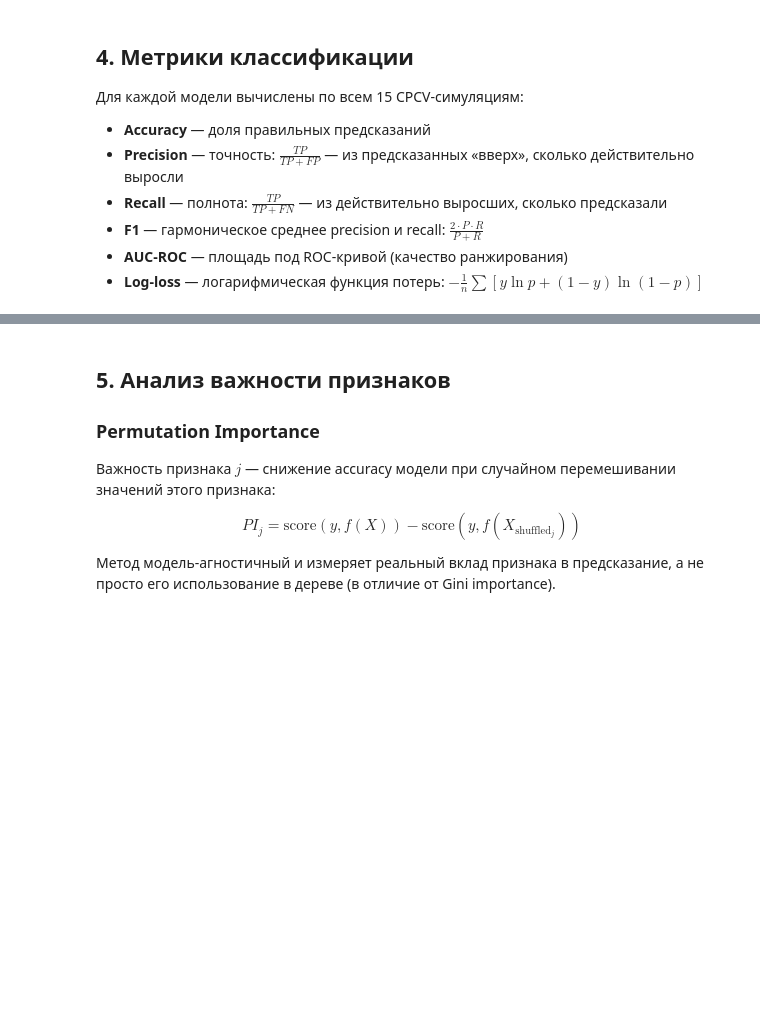
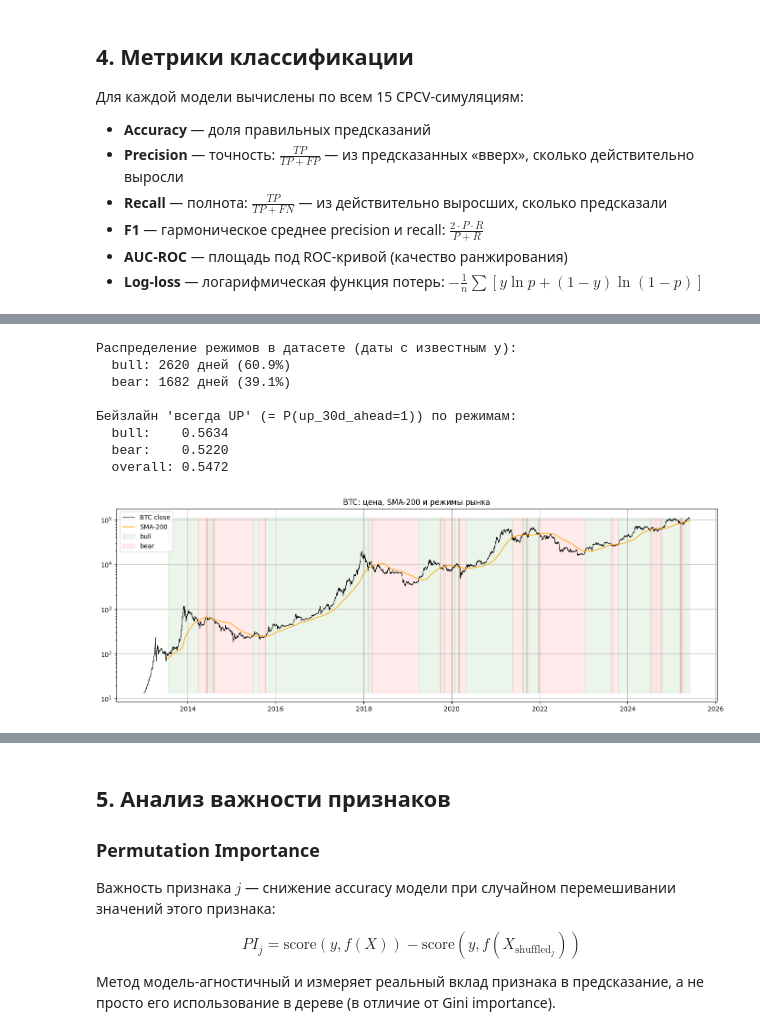
Before and after one commit to Sheisuka/BTC-Analytics, a Jupyter notebook: notebooks/04_Model_v2.ipynb, the cells around one changed output, grey strips where cells are left out. Cells and saved outputs as stored; diff of their text form; code cells hidden in the pictures; blank space fills up the shorter version.

```diff
--- a/notebooks/04_Model_v2.ipynb
+++ b/notebooks/04_Model_v2.ipynb
@@ -49,7 +132,7 @@ except ImportError:
 # %%
 # Загрузка признаков и таргетов
-features = pd.read_csv("../data/features/features_v1.csv", parse_dates=["date"]).set_index("date")
-targets  = pd.read_csv("../data/targets/targets_v1.csv",   parse_dates=["date"]).set_index("date")
+features = pd.read_csv("features_v2.csv", parse_dates=["date"]).set_index("date")
+targets  = pd.read_csv("targets_v1.csv",   parse_dates=["date"]).set_index("date")
 
 # Объединяем по дате
 data = features.join(targets, how="inner").dropna()
@@ -61,9 +144,9 @@ target_cols = [c for c in data.columns if c.startswith("ret_") or c.startswith("
 feature_cols = [c for c in data.columns if c not in price_cols + target_cols]
 
 print(f"Признаки ({len(feature_cols)}): {feature_cols}")
-print(f"\nЦелевая переменная: up_7d_ahead")
-print(f"Баланс классов: {data['up_7d_ahead'].value_counts().to_dict()}")
-print(f"Доля класса 1 (up): {data['up_7d_ahead'].mean():.3f}")
+print(f"\nЦелевая переменная: up_30d_ahead")
+print(f"Баланс классов: {data['up_30d_ahead'].value_counts().to_dict()}")
+print(f"Доля класса 1 (up): {data['up_30d_ahead'].mean():.3f}")
 
 X = data[feature_cols]
-y = data["up_7d_ahead"]
+y = data["up_30d_ahead"]
@@ -315,0 +461,54 @@ plt.show()
+# %%
+# Загрузка цен BTC и расчёт режимов по SMA-200
+btc_raw = pd.read_csv("btc.csv", parse_dates=["date"]).set_index("date").sort_index()
+btc_close = btc_raw["close"]
+sma_200 = btc_close.rolling(200).mean()
+
+regime = pd.Series(
+    np.where(btc_close > sma_200, "bull", "bear"),
+    index=btc_close.index,
+    name="regime",
+)
+# NaN на первых 199 днях, где SMA-200 ещё не определена
+regime[sma_200.isna()] = np.nan
+
+# Баланс режимов на тех датах, где у нас есть y
+regime_on_y = regime.reindex(y.index).dropna()
+bull_share = (regime_on_y == "bull").mean()
+print("Распределение режимов в датасете (даты с известным y):")
+print(f"  bull: {(regime_on_y == 'bull').sum()} дней ({bull_share:.1%})")
+print(f"  bear: {(regime_on_y == 'bear').sum()} дней ({1 - bull_share:.1%})")
+
+# Бейзлайн "всегда UP" внутри каждого режима = доля up_30d_ahead==1 в этом режиме
+y_aligned = y.reindex(regime_on_y.index)
+baseline_bull = y_aligned[regime_on_y == "bull"].mean()
+baseline_bear = y_aligned[regime_on_y == "bear"].mean()
+baseline_overall = y_aligned.mean()
+print("\nБейзлайн 'всегда UP' (= P(up_30d_ahead=1)) по режимам:")
+print(f"  bull:    {baseline_bull:.4f}")
+print(f"  bear:    {baseline_bear:.4f}")
+print(f"  overall: {baseline_overall:.4f}")
+
+# Визуализация: цена + SMA-200 + подсветка режимов
+fig, ax = plt.subplots(figsize=(14, 5))
+ax.plot(btc_close.index, btc_close.values, label="BTC close", color="black", lw=0.8)
+ax.plot(sma_200.index, sma_200.values, label="SMA-200", color="orange", lw=1.2)
+ax.fill_between(regime.index, btc_close.min(), btc_close.max(),
+                where=(regime == "bull"), color="green", alpha=0.08, label="bull")
+ax.fill_between(regime.index, btc_close.min(), btc_close.max(),
+                where=(regime == "bear"), color="red", alpha=0.08, label="bear")
+ax.set_yscale("log")
+ax.set_title("BTC: цена, SMA-200 и режимы рынка")
+ax.legend(loc="upper left")
+plt.tight_layout()
+plt.show()
+# %% [output]
+Распределение режимов в датасете (даты с известным y):
+  bull: 2620 дней (60.9%)
+  bear: 1682 дней (39.1%)
+
+Бейзлайн 'всегда UP' (= P(up_30d_ahead=1)) по режимам:
+  bull:    0.5634
+  bear:    0.5220
+  overall: 0.5472
+[figure, added]
```
Also changed, not shown: parts of 32 cells of this notebook, 6 other files.
